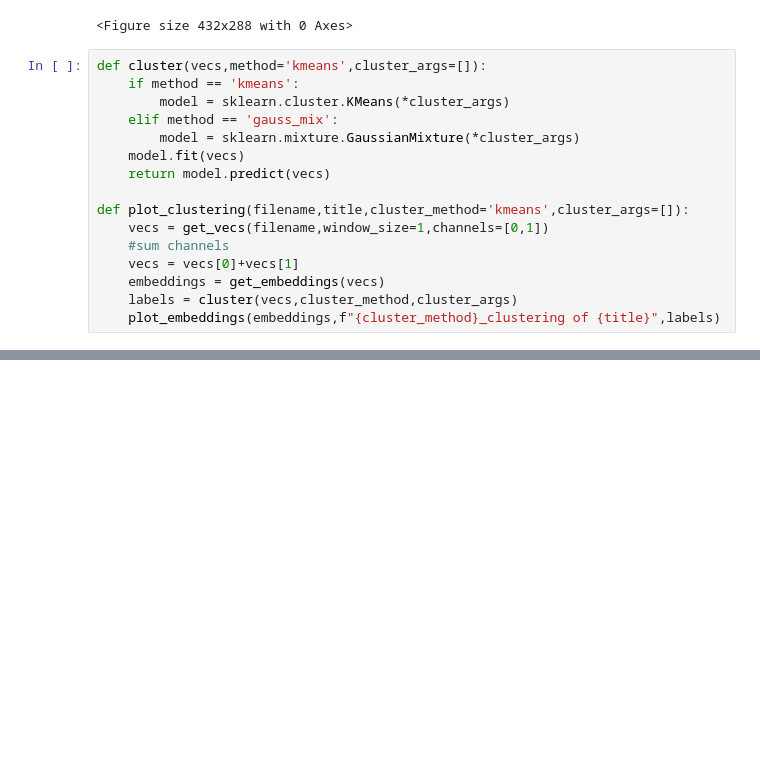
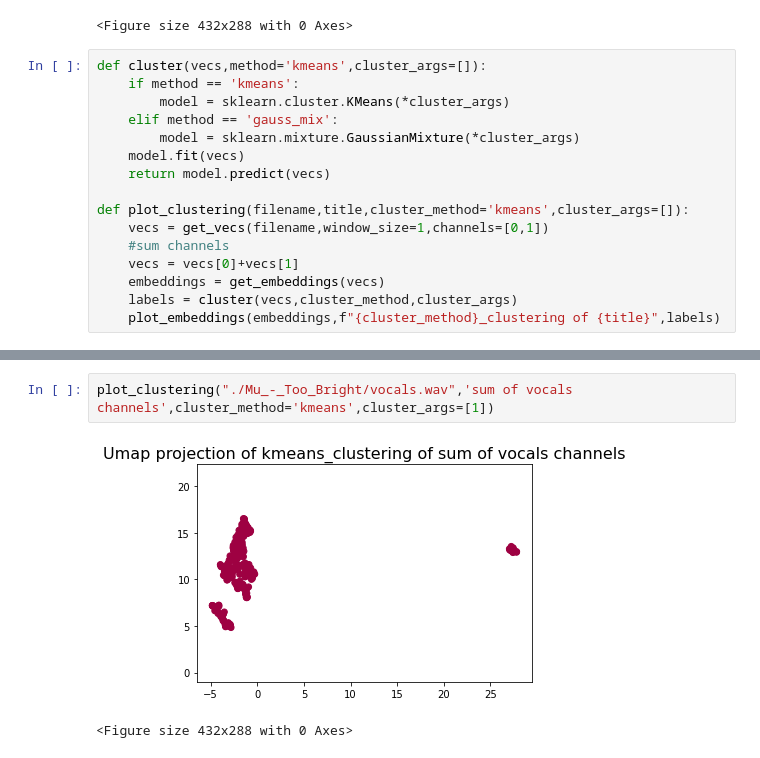
Before and after one commit to Oliver-Tautz/ISY_MUSIC, a Jupyter notebook: clustering_music/clustering_music.ipynb, the cells around one changed output, grey strips where cells are left out. Cells and saved outputs as stored; diff of their text form; blank space fills up the shorter version.

```diff
--- a/clustering_music/clustering_music.ipynb
+++ b/clustering_music/clustering_music.ipynb
@@ -101,0 +111,5 @@ plot_clustering("./Mu_-_Too_Bright/bass.wav",'sum of mixture channels',cluster_m
+# %%
+plot_clustering("./Mu_-_Too_Bright/vocals.wav",'sum of vocals channels',cluster_method='kmeans',cluster_args=[1])
+# %% [output]
+[figure, added]
+<Figure size 432x288 with 0 Axes>
```
Also changed, not shown: parts of 7 cells of this notebook, 3 other files.
